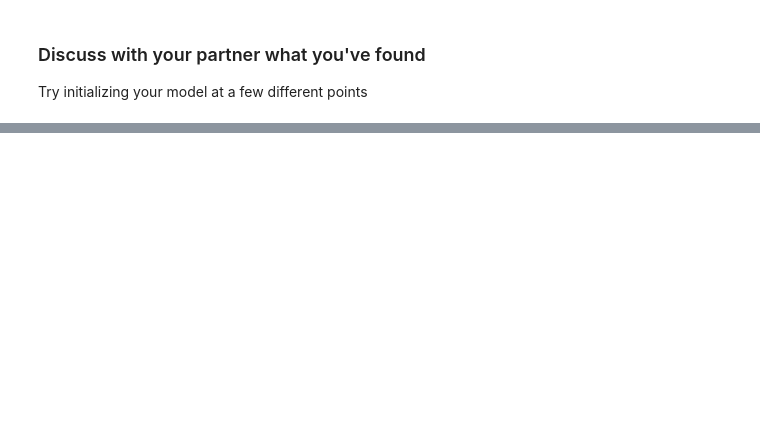
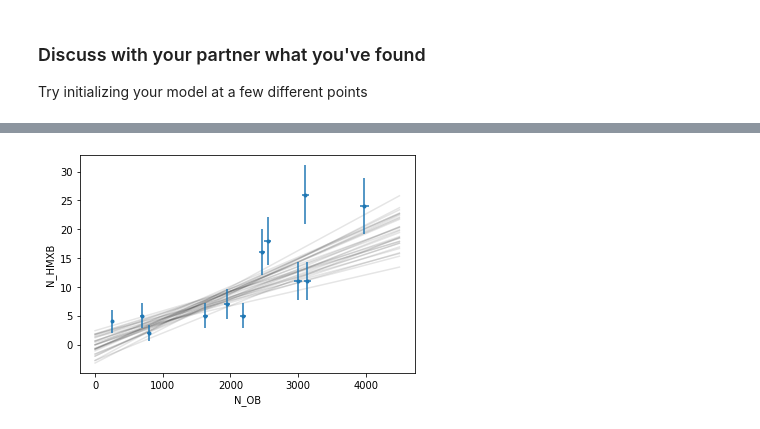
Before and after one commit to astrostatistics-in-crete/2023_summer_school, a Jupyter notebook: 05_MCMC/MCMC_advanced Answer Key.ipynb, the cells around one changed output, grey strips where cells are left out. Saved outputs shown, nothing was run; the diff lists cells and outputs as text; code cells hidden in the pictures; blank space fills up the shorter version.

```diff
--- a/05_MCMC/MCMC_advanced Answer Key.ipynb
+++ b/05_MCMC/MCMC_advanced Answer Key.ipynb
@@ -645,0 +768,24 @@ Try initializing your model at a few different points
+# %%
+idx = np.random.randint(0, len(flatchain), size=30)
+samples = flatchain[idx]
+
+plt.errorbar(data['N_OB'], data['N_HMXB'],
+             xerr=data['N_OB_err'], yerr=data['N_HMXB_err'],
+             fmt='o', marker='.')
+
+tmp_x = np.linspace(0, 4500, 100)
+for sample in samples:
+
+    theta, b_perp = sample[0], sample[1]
+    m = np.tan(theta)
+    b = b_perp / np.cos(theta)
+
+    plt.plot(tmp_x, m*tmp_x+b, color='k', alpha=0.1, zorder=1)
+
+plt.xlabel('N_OB')
+plt.ylabel('N_HMXB')
+
+
+plt.show()
+# %% [output]
+[figure, added]
```
Also changed, not shown: parts of 25 cells of this notebook, 2 other files.
